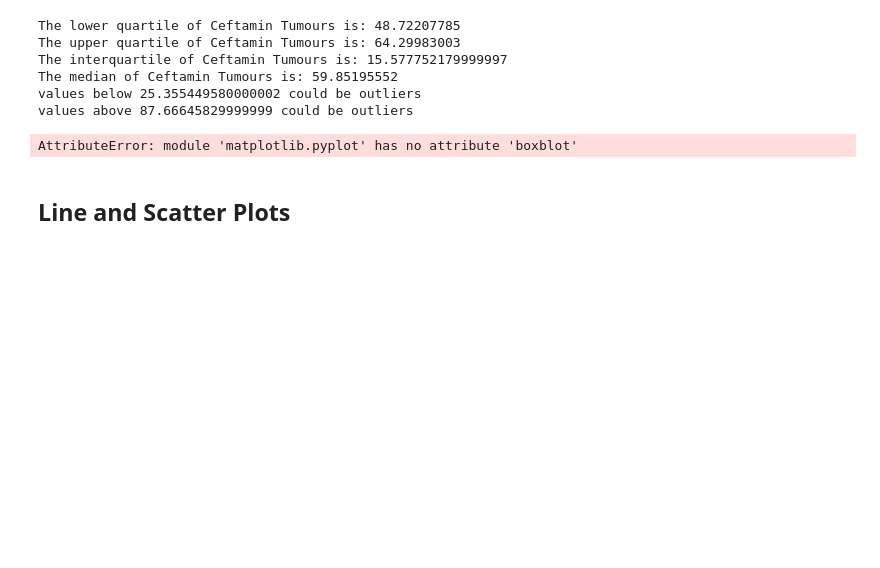
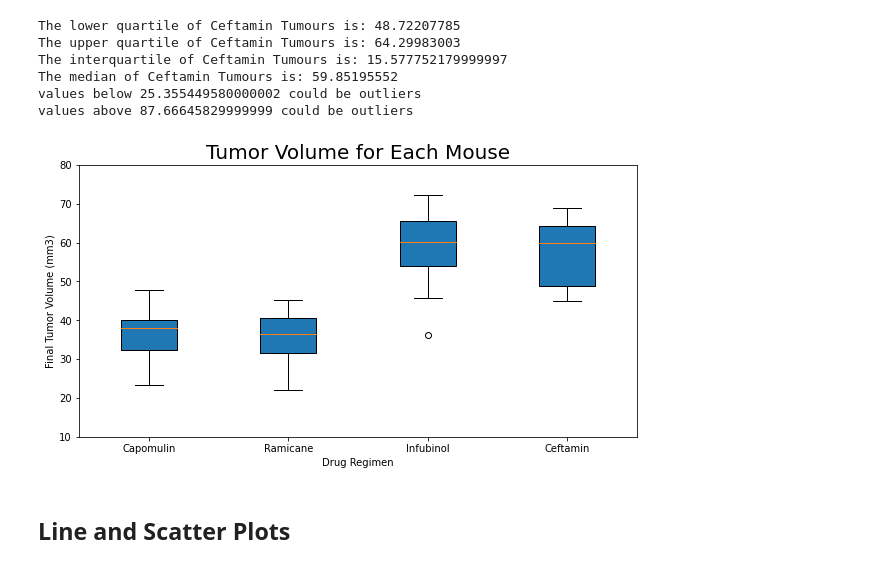
Before and after one commit to Patriotwo/Matplotlib-Challenge, a Jupyter notebook: Pymaceuticals/pymaceuticals_starter.ipynb, the cells around one changed output. Cells and saved outputs as stored; diff of their text form; code cells hidden in the pictures; blank space fills up the shorter version.

```diff
--- a/Pymaceuticals/pymaceuticals_starter.ipynb
+++ b/Pymaceuticals/pymaceuticals_starter.ipynb
@@ -546,11 +546,17 @@ values above 87.66645829999999 could be outliers
 # %%
 # Generate a box plot of the final tumor volume of each mouse across four regimens of interest
 box_plot_data = [capomulin_tumors, ramicane_tumors, infubinol_tumors, ceftamin_tumors]
 drugs = ['Capomulin', 'Ramicane', 'Infubinol', 'Ceftamin']
-plt.boxblot(arr, showmeans=True)
-plt.grid()
+fig1, axl = plt.subplots(figsize=(10, 5))
+axl.set_title('Tumor Volume for Each Mouse', fontsize = 20)
+axl.set_ylabel('Final Tumor Volume (mm3)', fontsize = 10)
+axl.set_xlabel('Drug Regimen', fontsize = 10)
+axl.boxplot(box_plot_data, labels=drugs, widths =0.4, patch_artist=True,vert=True)
+
+plt.ylim(10, 80)
+plt.savefig('../figures/boxplot.png')
 plt.show()
 # %% [output]
-AttributeError: module 'matplotlib.pyplot' has no attribute 'boxblot'
+[figure, added]
 # %% [markdown]
 ## Line and Scatter Plots
```
Also changed, not shown: parts of 3 cells of this notebook, 2 other files.
